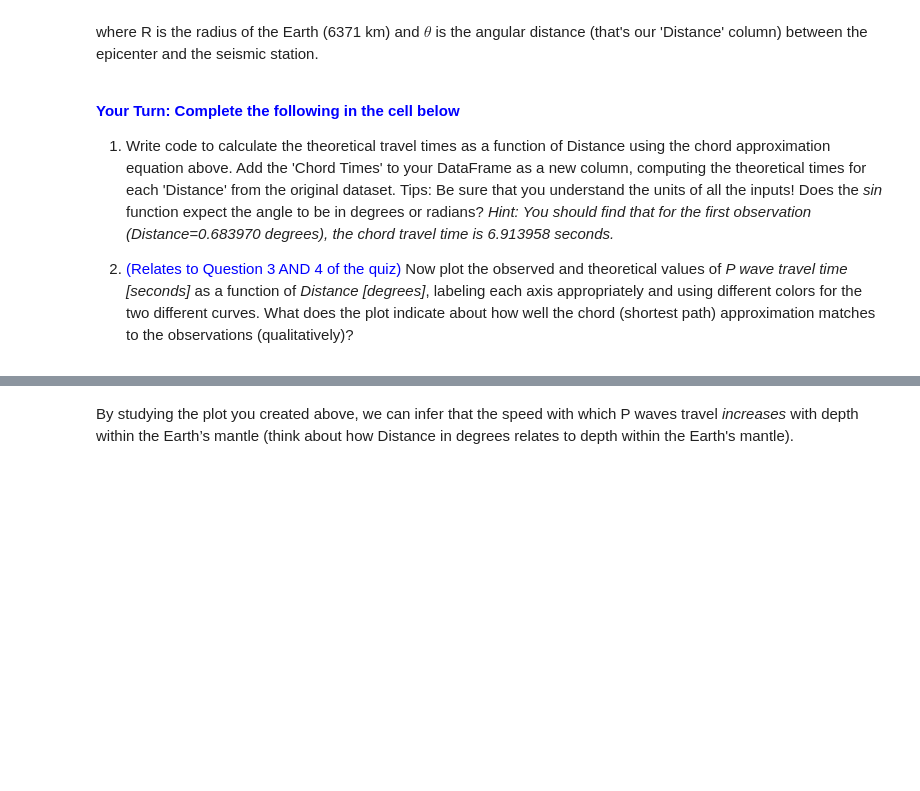
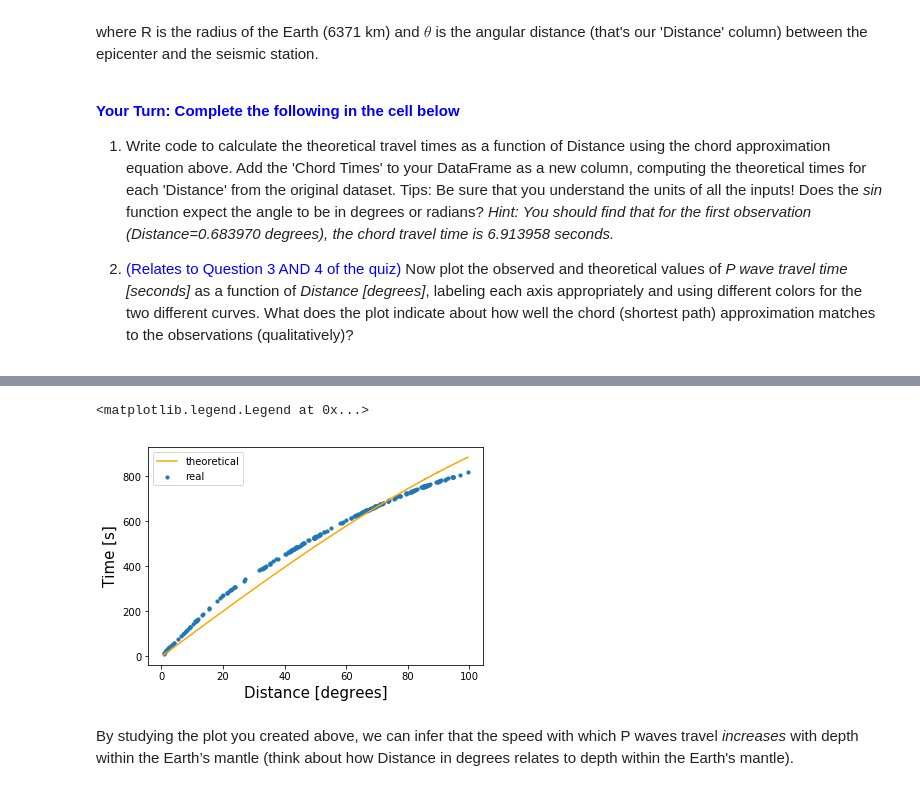
Before and after one commit to ECGonzales/LSSTC_PythonTutorial, a Jupyter notebook: Final_Challenge.ipynb, the cells around one changed output, grey strips where cells are left out. Cells and saved outputs as stored; diff of their text form; code cells hidden in the pictures; blank space fills up the shorter version.

```diff
--- a/Final_Challenge.ipynb
+++ b/Final_Challenge.ipynb
@@ -72,0 +87,12 @@ df.loc[:, FILL IN CODE ] = df[ FILL IN CODE ].dt.total_seconds()
+# %%
+import pandas as pd
+
+df = pd.read_csv('Earthquake_data.txt', header=None, comment='#', sep='\t',
+                 names=['Channel','Distance', 'Azimuth', 'Phase', 'Arrival Time', 'Status','Residual','Weight'],
+                 parse_dates=['Arrival Time'])
+df = df.sort_values('Arrival Time')
+
+# Get Relative arrival time in seconds
+df.loc[:,'Relative Arrival Time'] = df['Arrival Time'] - pd.Timestamp('2015-09-16 22:54:32.86')
+df.loc[:, 'X'] = df['Relative Arrival Time'].dt.total_seconds()
+df
@@ -83,0 +127,3 @@ For this exercise, we are focusing only on P waves, so our next step is to isola
+# %%
+df2= df.loc[(df['Phase'] == 'P') | (df['Phase'] == 'Pn')]
+df2
@@ -99,7 +164,7 @@ where R is the radius of the Earth (6371 km) and $\theta$ is the angular distanc
 # %%
 # FILL IN CODE BELOW
 # If you need to use numpy, don't forget to import it!
-
+import numpy as np
 
 # Set constants R and v
 R = 6371.  # Earth's radius in km
@@ -107,3 +172,7 @@ v = 11.   # Assumed constant P-wave velocity in km/s
 A = 2.*R/v  # Just a constant
 
 # Compute the chord times and add to the DataFrame (hint: use df.loc)
+rad = df2['Distance']* (np.pi/180)  # Convert degrees to radians
+
+df2.loc[:, 'Chord Times']= A*np.sin(rad/2)
+df2
@@ -110,6 +198,17 @@ A = 2.*R/v  # Just a constant
 # %%
 # Plot P-wave arrival time versus Distance, for both
 # the observations (just points) and for the model (connecting lines)
+import matplotlib.pyplot as plt
+%matplotlib inline
+
+plt.scatter(df2['Distance'], df2['X'], s=10, label='real')
+plt.plot(df2['Distance'], df2['Chord Times'], color='orange', label='theoretical')
+plt.xlabel('Distance [degrees]', fontsize=15)
+plt.ylabel('Time [s]', fontsize=15)
+plt.legend()
+# %% [output]
+<matplotlib.legend.Legend at 0x...>
+[figure, added]
 # %% [markdown]
 By studying the plot you created above, we can infer that the speed with which P waves travel <em>increases</em> with depth within the Earth’s mantle (think about how Distance in degrees relates to depth within the Earth's mantle).
 # %% [markdown]
```
Also changed, not shown: parts of 10 cells of this notebook.
